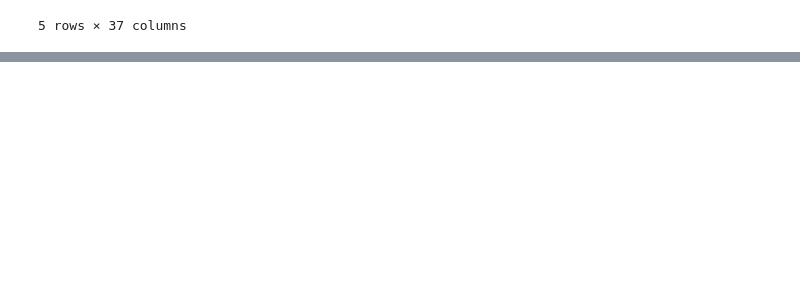
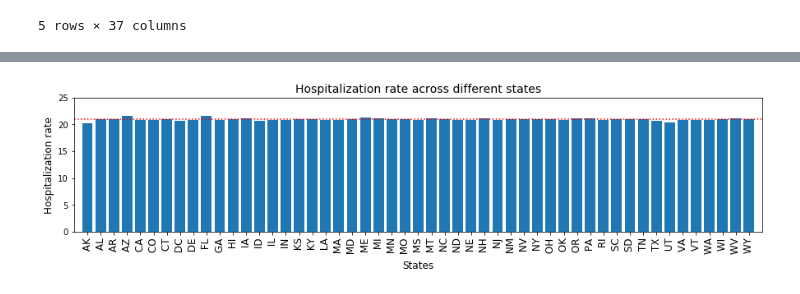
Before and after one commit to rstankovic/DataSciProject_I, a Jupyter notebook: Test_Scripts/Hospitalization_analysis_DG.ipynb, the cells around one changed output, grey strips where cells are left out. Saved outputs shown, nothing was run; the diff lists cells and outputs as text; code cells hidden in the pictures; blank space fills up the shorter version.

```diff
--- a/Test_Scripts/Hospitalization_analysis_DG.ipynb
+++ b/Test_Scripts/Hospitalization_analysis_DG.ipynb
@@ -312,0 +266,3 @@ Name: hospitalization rate, dtype: float64
+# %%
+groupby_state_df = groupby_state.reset_index()
+groupby_state_df
@@ -312,0 +288,25 @@ Name: hospitalization rate, dtype: float64
+# %%
+plt.figure(figsize=(15,3))
+plt.tight_layout()
+x_axis_5 = np.arange(len(groupby_state_df["State"]))
+tick_locations = [value for value in x_axis_5]
+plt.xticks(tick_locations, groupby_state_df["State"], rotation=90)
+
+y_axis_5 = groupby_state_df["hospitalization rate"]
+plt.bar(x_axis_5, y_axis_5, color="C0", align="center")
+plt.xticks(rotation=90, fontsize=12)
+
+plt.xlim([-1, x_axis_5.size])
+plt.hlines(20.95, -1, 51, color="r", linestyles="dotted")
+
+# Formatting
+plt.title("Hospitalization rate across different states", fontsize=14)
+plt.xlabel("States", fontsize=12)
+plt.ylabel("Hospitalization rate", fontsize=12)
+plt.ylim(0, 25)
+
+
+plt.savefig("Hospitalization rates.png", dpi=300)
+plt.show()
+# %% [output]
+[figure, added]
```
Also changed, not shown: parts of 14 cells of this notebook.
